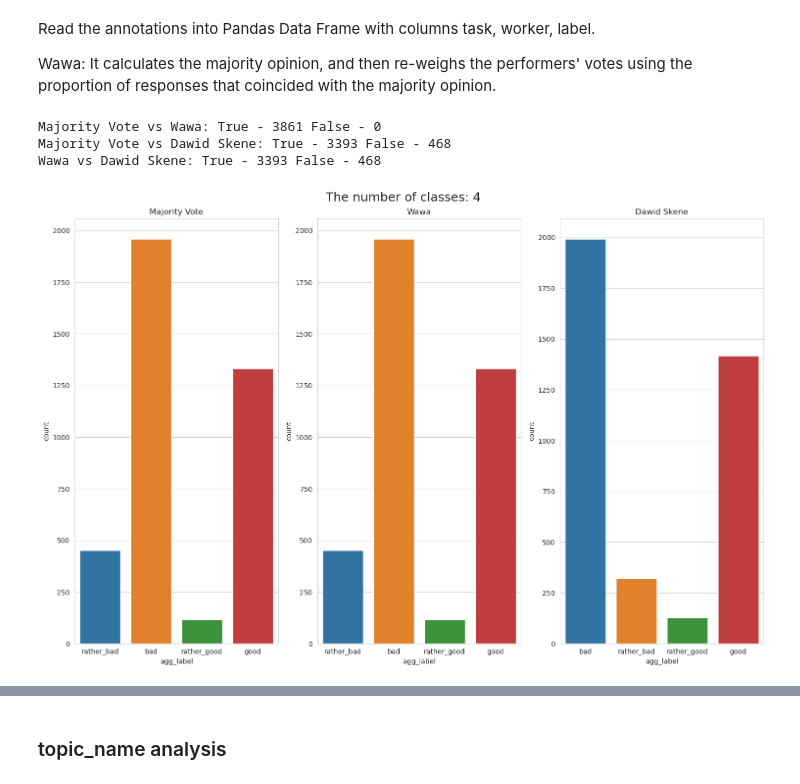
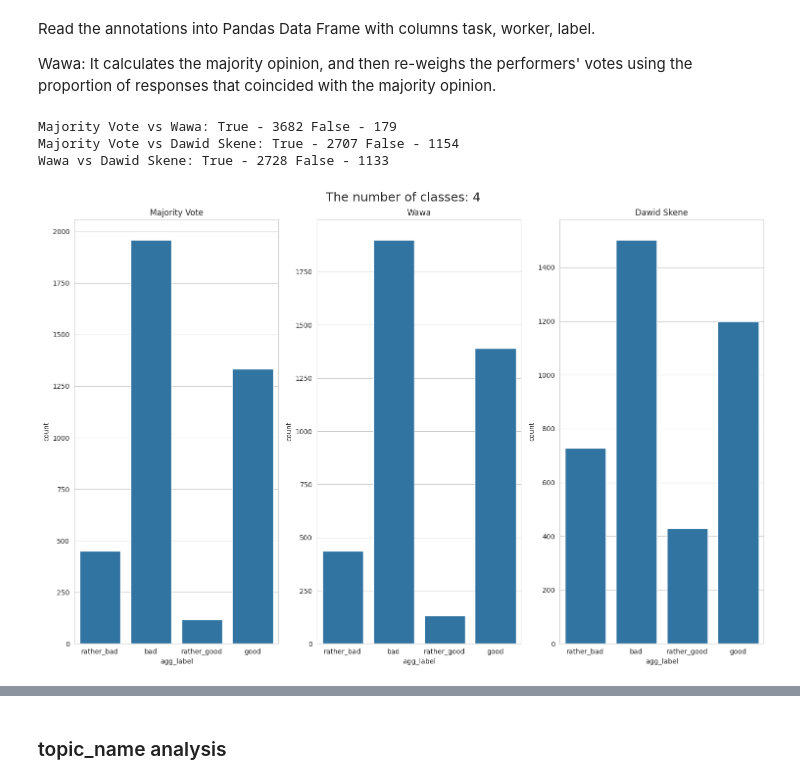
Before and after one commit to alex-mat-s/LLM_QE_TM, a Jupyter notebook: notebooks/EDA.ipynb, the cells around one changed output, grey strips where cells are left out. Drawn from its saved outputs; the diff is of its cells as text; code cells hidden in the pictures.

```diff
--- a/notebooks/EDA.ipynb
+++ b/notebooks/EDA.ipynb
@@ -275,11 +297,11 @@ woman thrashed hotel room
 data_preprocessor = TextPreprocessor(lang='eng')
 
 data["OUTPUT:topic_name"] = [data_preprocessor.lower_topic(topic) for topic in data["OUTPUT:topic_name"]]
-data["OUTPUT:topic_name"] = [data_preprocessor.remove_ext_spaces(topic) for topic in data["OUTPUT:topic_name"]]
-data["OUTPUT:topic_name"] = [data_preprocessor.remove_punct(topic) for topic in data["OUTPUT:topic_name"]]
-data["OUTPUT:topic_name"] = [data_preprocessor.tokenize(topic) for topic in data["OUTPUT:topic_name"]]
-data["OUTPUT:topic_name"] = [data_preprocessor.remove_stop_words(topic) for topic in data["OUTPUT:topic_name"]]
-data["OUTPUT:topic_name"] = [data_preprocessor.lemmatize(topic) for topic in data["OUTPUT:topic_name"]]
+# data["OUTPUT:topic_name"] = [data_preprocessor.remove_ext_spaces(topic) for topic in data["OUTPUT:topic_name"]]
+# data["OUTPUT:topic_name"] = [data_preprocessor.remove_punct(topic) for topic in data["OUTPUT:topic_name"]]
+# data["OUTPUT:topic_name"] = [data_preprocessor.tokenize(topic) for topic in data["OUTPUT:topic_name"]]
+# data["OUTPUT:topic_name"] = [data_preprocessor.remove_stop_words(topic) for topic in data["OUTPUT:topic_name"]]
+# data["OUTPUT:topic_name"] = [data_preprocessor.lemmatize(topic) for topic in data["OUTPUT:topic_name"]]
 # %% [markdown]
 ### Extract main inforamation
 # %%
@@ -291,6 +313,6 @@ OUTPUT:golden_bad_words {True}
 OUTPUT:golden_binary_quality {False, True}
 GOLDEN:golden_binary_quality {nan, True, False}
 # %%
-data = data[["INPUT:exp_id", "INPUT:wordset", "OUTPUT:quality", "OUTPUT:bad_words", "OUTPUT:topic_name"]]
+data = data[["ASSIGNMENT:worker_id", "INPUT:wordset", "OUTPUT:quality", "OUTPUT:bad_words", "OUTPUT:topic_name", "INPUT:dataset_name"]]
 data
 # %% [output]
@@ -391,7 +452,7 @@ Wawa: It calculates the majority opinion, and then re-weighs the performers' vot
 # %%
 def crowd_kit_agg(df):
     tmp_df = df.copy()
-    tmp_df = tmp_df.rename(columns={"INPUT:exp_id": "worker", "INPUT:wordset": "task", "OUTPUT:quality": "label"})
+    tmp_df = tmp_df.rename(columns={"ASSIGNMENT:worker_id": "worker", "INPUT:wordset": "task", "OUTPUT:quality": "label"})
 
     # Majority Vote Aggregation
     agg_mv = MajorityVote().fit_predict(tmp_df)
@@ -438,13 +499,15 @@ def crowd_kit_agg(df):
 
     plt.tight_layout()
     plt.show()
+
+    return agg_mv2, agg_wawa2, agg_ds2
 # %%
 # For 4 classes
-crowd_kit_agg(data)
+agg_mv, agg_wawa, agg_ds = crowd_kit_agg(data)
 # %% [output]
-Majority Vote vs Wawa: True - 3861 False - 0
-Majority Vote vs Dawid Skene: True - 3393 False - 468
-Wawa vs Dawid Skene: True - 3393 False - 468
+Majority Vote vs Wawa: True - 3682 False - 179
+Majority Vote vs Dawid Skene: True - 2707 False - 1154
+Wawa vs Dawid Skene: True - 2728 False - 1133
-[figure, old version]
+[figure, new version]
 # %%
 # For 2 classes
```
Also changed, not shown: parts of 39 cells of this notebook, 10 other files.
